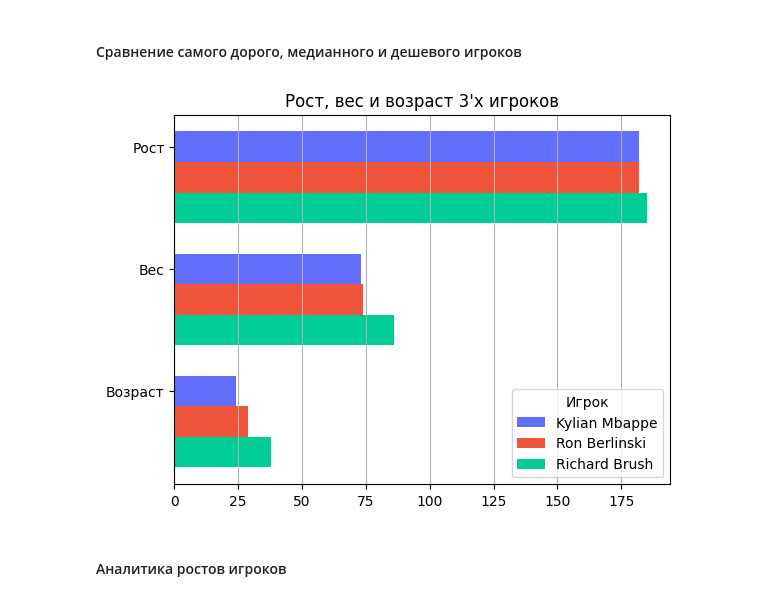
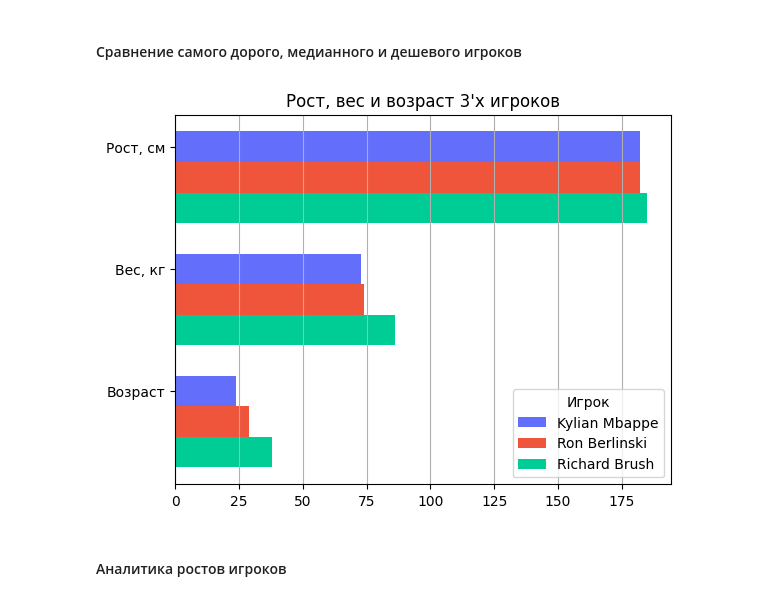
Before and after one commit to jsinkx/bigdata-player-stats-coursework, a Jupyter notebook: players_stats.ipynb, the cells around one changed output. Cells and saved outputs as stored; diff of their text form; code cells hidden in the pictures.

```diff
--- a/players_stats.ipynb
+++ b/players_stats.ipynb
@@ -415,31 +415,31 @@ fig.update_layout(
 fig.show()
 # %%
 features = ['height', 'weight', 'age']
-features_ru = ['Рост', 'Вес', 'Возраст']
+features_ru = ['Рост, см', 'Вес, кг', 'Возраст']
 
 
 bar_width = 0.25
 features_count = np.arange(len(features))
 
 ax = plt.gca()
 
 # Добавление 3'х плотов
 ax.barh(features_count, player_1[features].values.tolist()[0], bar_width, color='#636EFA', label=player_name_1)
 ax.barh(features_count + bar_width, player_3[features].values.tolist()[0], bar_width, color='#EF553B', label=player_name_3)
 ax.barh(features_count + bar_width*2, player_2[features].values.tolist()[0], bar_width, color='#00CC96', label=player_name_2)
 
 # Настройки
 ax.set(yticks=features_count+ bar_width)
 ax.set_yticks(features_count, labels=features)
 ax.set_yticklabels(features_ru, minor=False)
 ax.invert_yaxis()
 
 plt.title('Рост, вес и возраст 3\'х игроков')
 plt.legend(title='Игрок')
 plt.grid(axis='x')
 plt.show()
 # %% [output]
-[figure, old version]
+[figure, new version]
 # %% [markdown]
 #### Аналитика ростов игроков
 # %%
```
Also changed, not shown: parts of 9 cells of this notebook, 16 other files.
